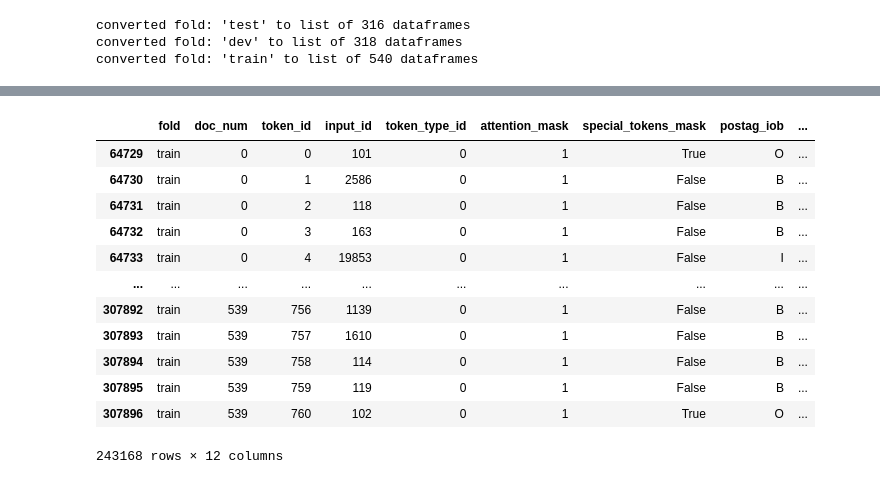
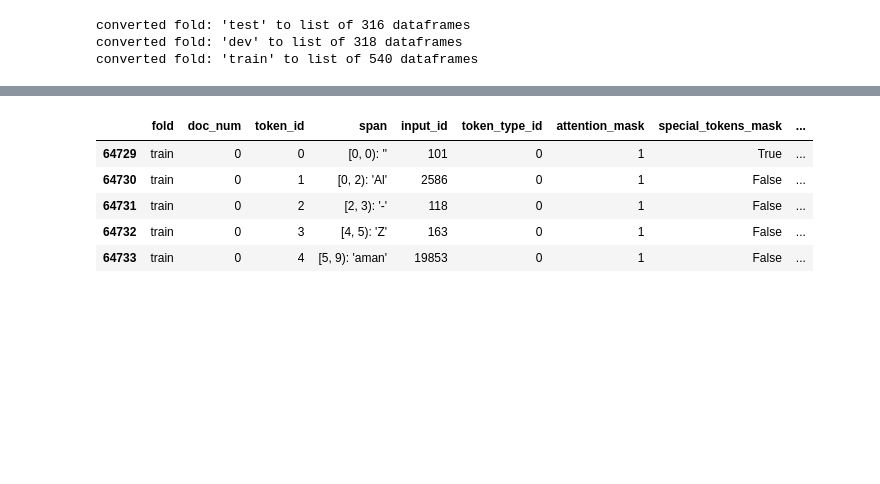
Before and after one commit to CODAIT/text-extensions-for-pandas, a Jupyter notebook: notebooks/Read_conllu_Files.ipynb, the cells around one changed output, grey strips where cells are left out. Drawn from its saved outputs; the diff is of its cells as text; code cells hidden in the pictures; blank space fills up the shorter version.

Commit message:
Finished training model part, and added more explanations to conllu notebook

```diff
--- a/notebooks/Read_CoNLL-U_files.ipynb
+++ b/notebooks/Read_conllu_Files.ipynb
@@ -196,15 +241,0 @@ CategoricalDtype(categories=['O', 'B-ADP', 'B-DET', 'B-PROPN', 'B-VERB', 'B-NOUN
-# %%
-# prep an example df for use with  a bert model as follows:
-# start by making bert tokens for the target text.
-# then align the texts, convert to iob, and mark the categorical data accordingly
-
-tokenized = tp.io.bert.make_bert_tokens(doc_df.loc[0,'span'].target_text, tokenizer)
-# align to text  -- convert "raw" spans to spans over bert tokens
-aligned_spans = tp.TokenSpanArray.align_to_tokens(tokenized["span"],doc_df["span"])
-# convert to IOB format for token -> UPOSTAG
-tokenized[["postag_iob","postag"]] = tp.io.conll.spans_to_iob(aligned_spans,doc_df["upostag"])
-# add tokenization in our specific dtype
-tokenized = tp.io.conll.add_token_classes(tokenized,upostag_dtype,iob_col_name = "postag_iob",entity_type_col_name="postag")
-# finally, create an embedding for each bert token
-embeddings_df = tp.io.bert.add_embeddings(tokenized, bert)
-embeddings_df
@@ -225,8 +241,0 @@ embeddings_df
-# %%
-# make the above process into a method for use on the whole dataset:
-def preprocess_document(document, tokenizer,bert):
-    temp = tp.io.bert.make_bert_tokens(document.loc[0,'span'].target_text, tokenizer)
-    spans = tp.TokenSpanArray.align_to_tokens(temp["span"],document["span"])
-    temp[["postag_iob","postag"]] = tp.io.conll.spans_to_iob(spans,document["upostag"])
-    temp = tp.io.conll.add_token_classes(temp,upostag_dtype,iob_col_name = "postag_iob",entity_type_col_name="postag")
-    return tp.io.bert.add_embeddings(temp, bert)
@@ -246,0 +246,20 @@ IntProgress(value=0, description='Starting...', layout=Layout(width='100%'), max
+# %%
+# make a method to take care of preprocessing steps: 3-6
+def preprocess_document(document, tokenizer,bert):
+    # create BERT compatible tokens using our tokenizer
+    temp = tp.io.bert.make_bert_tokens(document.loc[0,'span'].target_text, tokenizer)
+    # re-correlate our original spans with their bert-compatible equivalents
+    spans = tp.TokenSpanArray.align_to_tokens(temp["span"],document["span"])
+    temp["postag"] = tp.io.conll.spans_to_iob(spans,document["upostag"]).drop(columns = ["ent_iob"])
+    # now translate from text tags to postag
+    temp['postag'].fillna('X',inplace=True) # in our Labels, 'X' is a standin for "N/A" so convert N/A's to 'X'
+    temp['postag'].astype(upostag_dtype,copy=False)
+    temp["postag_id"] = temp['postag'].apply(lambda t: upostag_dict[str(t)])
+    return tp.io.bert.add_embeddings(temp, bert)
+
+# now preprocess the whole corpus:
+bert_docs_by_fold = {}
+for fold in fold_docs.keys():
+    docs = fold_docs[fold]
+    print(f"processing fold {fold}")
+    bert_docs_by_fold[fold] = tp.jupyter.run_with_progress_bar(len(docs),lambda i: preprocess_document(docs[i],tokenizer,bert))
@@ -272,21 +288,14 @@ if corpus_df is None or corpus_df.size == 0:
 # %%
 # now get ready to train our model:
 train_df = corpus_df[corpus_df["fold"] == "train"]
-train_df
+train_df.head()
 # %% [output]
-|  | fold | doc_num | token_id | input_id | token_type_id | attention_mask | special_tokens_mask | postag_iob | ... |
-| 64729 | train | 0 | 0 | 101 | 0 | 1 | True | O | ... |
-| 64730 | train | 0 | 1 | 2586 | 0 | 1 | False | B | ... |
-| 64731 | train | 0 | 2 | 118 | 0 | 1 | False | B | ... |
-| 64732 | train | 0 | 3 | 163 | 0 | 1 | False | B | ... |
-| 64733 | train | 0 | 4 | 19853 | 0 | 1 | False | I | ... |
-| ... | ... | ... | ... | ... | ... | ... | ... | ... | ... |
-| 307892 | train | 539 | 756 | 1139 | 0 | 1 | False | B | ... |
-| 307893 | train | 539 | 757 | 1610 | 0 | 1 | False | B | ... |
-| 307894 | train | 539 | 758 | 114 | 0 | 1 | False | B | ... |
-| 307895 | train | 539 | 759 | 119 | 0 | 1 | False | B | ... |
-| 307896 | train | 539 | 760 | 102 | 0 | 1 | True | O | ... |
+|  | fold | doc_num | token_id | span | input_id | token_type_id | attention_mask | special_tokens_mask | ... |
+| 64729 | train | 0 | 0 | [0, 0): '' | 101 | 0 | 1 | True | ... |
+| 64730 | train | 0 | 1 | [0, 2): 'Al' | 2586 | 0 | 1 | False | ... |
+| 64731 | train | 0 | 2 | [2, 3): '-' | 118 | 0 | 1 | False | ... |
+| 64732 | train | 0 | 3 | [4, 5): 'Z' | 163 | 0 | 1 | False | ... |
+| 64733 | train | 0 | 4 | [5, 9): 'aman' | 19853 | 0 | 1 | False | ... |
-243168 rows × 12 columns
 # %%
 # now actually train a model, using sklearn
 MULTI_CLASS= "multinomial"
```
Also changed, not shown: parts of 24 cells of this notebook.
